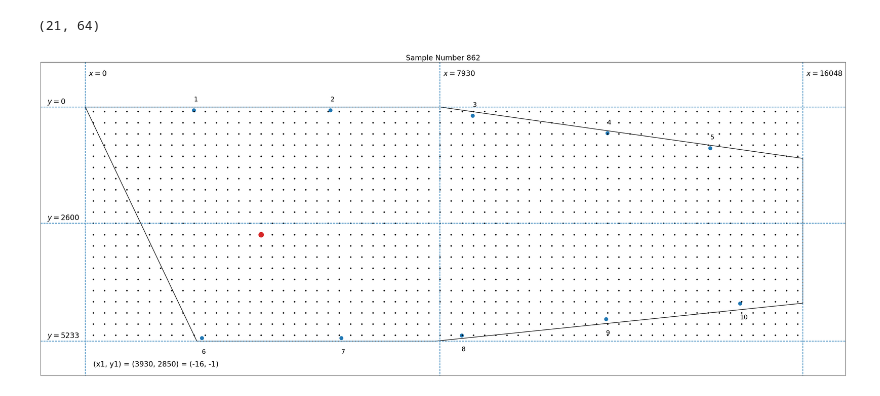
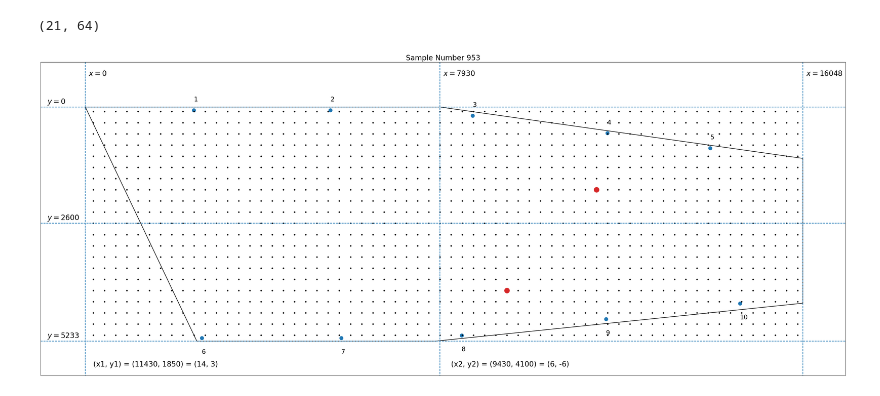
Before and after one commit to sreeragvn/Student-Project-leakage_detection, a Jupyter notebook: data_acquisition/wing_leakage_data_acquisition.ipynb, the cells around one changed output. Drawn from its saved outputs; the diff is of its cells as text; code cells hidden in the pictures.

```diff
--- a/data_acquisition/wing_leakage_data_acquisition.ipynb
+++ b/data_acquisition/wing_leakage_data_acquisition.ipynb
@@ -3,6 +3,6 @@ from wing_leakage_data_acquisition_aux import *
 # %%
-sample_number =862
+sample_number =953
 plot_target(sample_number, *generate_target(sample_number))
 # %% [output]
 (21, 64)
-[figure, old version]
+[figure, new version]
```
Also changed, not shown: parts of 1 cell of this notebook, 12 other files.
